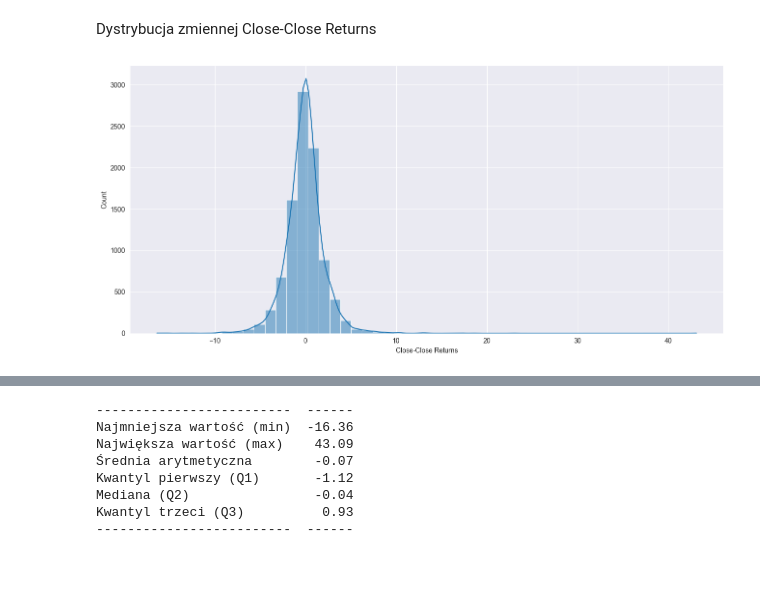
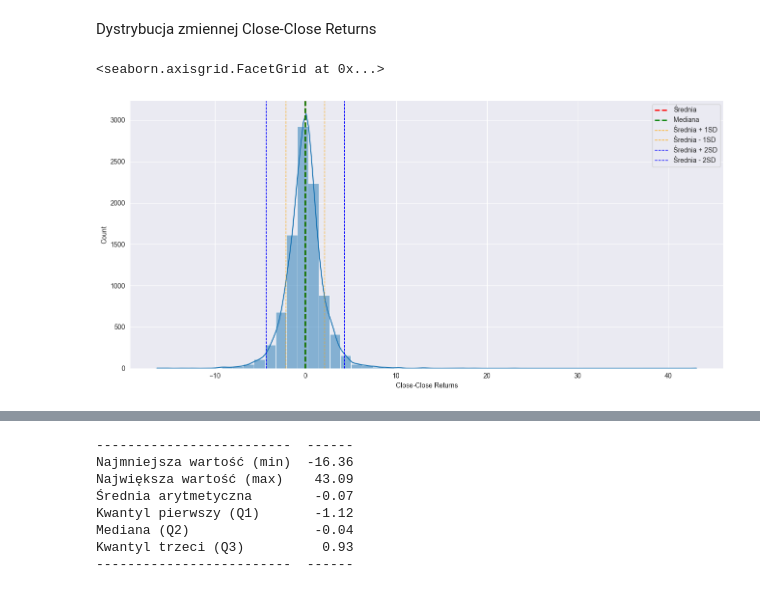
Before and after one commit to daredevilq/stock-market-analysis, a Jupyter notebook: market-analysis.ipynb, the cells around one changed output, grey strips where cells are left out. Drawn from its saved outputs; the diff is of its cells as text; code cells hidden in the pictures.

```diff
--- a/market-analysis.ipynb
+++ b/market-analysis.ipynb
@@ -509,8 +610,15 @@ show_tab = lambda fn, values: print(tabulate(fn(values), []))
 # %% [markdown]
 Dystrybucja zmiennej Close-Close Returns
 # %%
-g = sns.displot(data=df_microsoft_daily['Close-Close Returns'], kde=True, bins=50)
-g.fig.set_figwidth(15)
-g.fig.set_figheight(6.5)
+def distribution_chart(df_data, statistic_data, no_bins):
+    g = sns.displot(data=df_data, kde=True, bins=no_bins)
+    g.fig.set_figwidth(15)
+    g.fig.set_figheight(6.5)
+    plt.axvline(statistic_data.median(), color='red', linestyle='dashed', linewidth=2, label='Średnia')
+    plt.axvline(statistic_data.median(), color='green', linestyle='dashed', linewidth=2, label='Mediana')
+    plt.axvline(statistic_data.median() + df_data.std(), color='orange', linestyle='dashed', linewidth=1, label='Średnia + 1SD')
+    plt.axvline(statistic_data.median() - df_data.std(), color='orange', linestyle='dashed', linewidth=1, label='Średnia - 1SD')
+    plt.axvline(statistic_data.median() + 2*df_data.std(), color='blue', linestyle='dashed', linewidth=1, label='Średnia + 2SD')
+    plt.axvline(statistic_data.median() - 2*df_data.std(), color='blue', linestyle='dashed', linewidth=1, label='Średnia - 2SD')
+    plt.legend()
+    return g
-# %% [output]
-[figure, removed]
@@ -516,0 +646,5 @@ g.fig.set_figheight(6.5)
+# %%
+distribution_chart(df_microsoft_daily['Close-Close Returns'],df_microsoft_daily['Close-Close Returns'],50)
+# %% [output]
+<seaborn.axisgrid.FacetGrid at 0x...>
+[figure, added]
```
Also changed, not shown: parts of 52 cells of this notebook, 4 other files.
